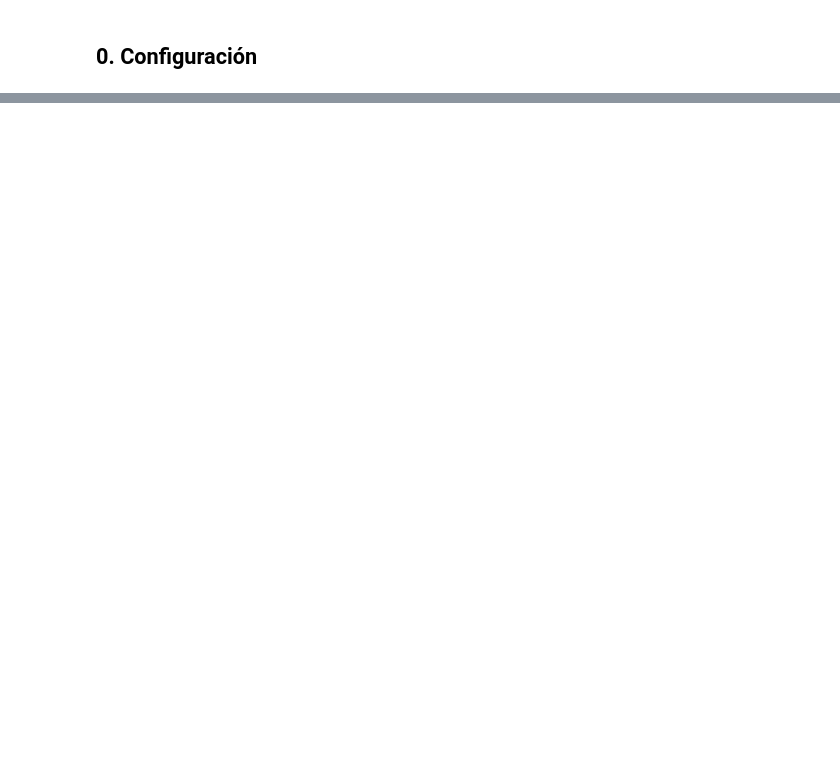
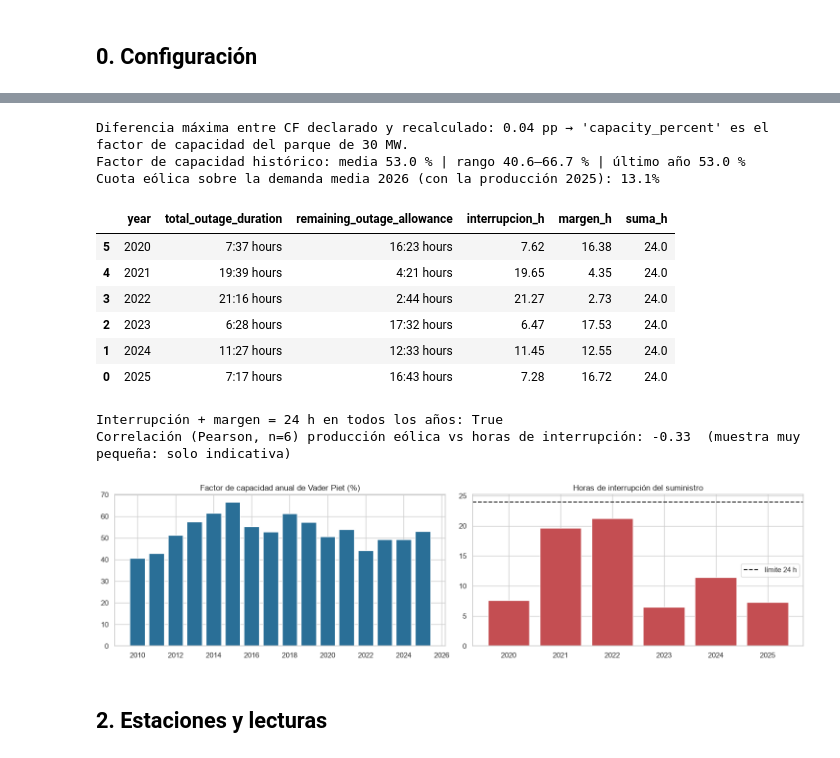
Before and after one commit to ginolevanoDev/PROYECTO_COMP_I, a Jupyter notebook: notebooks/EDA_Aruba_Energia.ipynb, the cells around one changed output, grey strips where cells are left out. Cells and saved outputs as stored; diff of their text form; code cells hidden in the pictures; blank space fills up the shorter version.

```diff
--- a/notebooks/EDA_Aruba_Energia.ipynb
+++ b/notebooks/EDA_Aruba_Energia.ipynb
@@ -576,0 +56,20 @@ Persistencia t+15 min → RMSE = 286.9 kW | R² = 0.994   (línea base a superar
+# %%
+turb = json.loads(PATH_TURBINA.read_text(encoding="utf-8"))
+equip = json.loads(PATH_EQUIPOS.read_text(encoding="utf-8"))["equipment_installed_capacity"]
+hist = pd.DataFrame(json.loads(PATH_HISTORICO.read_text(encoding="utf-8"))["historic_figures"]).sort_values("year")
+cortes = pd.DataFrame(json.loads(PATH_CORTES.read_text(encoding="utf-8"))["outage_performance"]).sort_values("year")
+
+num = lambda s: float(str(s).split()[0].replace(",", ""))
+ficha = turb["hoja_de_datos"]
+P_NOMINAL_KW = num(ficha["De energía"]["Potencia nominal"])
+V_ARRANQUE   = num(ficha["De energía"]["Velocidad del viento"])
+V_NOMINAL    = num(ficha["De energía"]["Velocidad nominal del viento"])
+V_CORTE      = num(ficha["De energía"]["Velocidad del viento de corte"])
+D_ROTOR      = num(ficha["Hélice"]["diámetro"])
+alturas_buje = [float(x) for x in ficha["Torre"]["Altura del buje"].split()[0].split("/")]
+ALTURA_BUJE_M = alturas_buje[0]     # SUPUESTO: 80 m (la ficha da 80/105 m)
+
+CAP_EOLICA_MW = equip["renewables"]["wind_turbines_wp_vaderpiet"]["capacity_mw"]
+N_TURBINAS = round(CAP_EOLICA_MW * 1000 / P_NOMINAL_KW)
+print(f"Turbina {turb['nombre']}: {P_NOMINAL_KW:.0f} kW | arranque {V_ARRANQUE} m/s | nominal {V_NOMINAL} m/s | corte {V_CORTE} m/s | rotor {D_ROTOR} m | buje {alturas_buje} m")
+print(f"Parque: {CAP_EOLICA_MW} MW / {P_NOMINAL_KW/1000:.0f} MW = {N_TURBINAS} turbinas")
@@ -576,0 +109,31 @@ Persistencia t+15 min → RMSE = 286.9 kW | R² = 0.994   (línea base a superar
+# %%
+# Históricos de producción: ¿el % de capacidad declarado es coherente con 30 MW?
+hist["cf_recalculado_%"] = hist.production_mwh / (CAP_EOLICA_MW * 8760) * 100
+hist["dif_pp"] = (hist["cf_recalculado_%"] - hist.capacity_percent).round(2)
+hist["potencia_media_mw"] = hist.production_mwh / 8760
+display(hist.round(2))
+print(f"Diferencia máxima entre CF declarado y recalculado: {hist.dif_pp.abs().max():.2f} pp "
+      "→ 'capacity_percent' es el factor de capacidad del parque de 30 MW.")
+print(f"Factor de capacidad histórico: media {hist.capacity_percent.mean():.1f} % | "
+      f"rango {hist.capacity_percent.min():.1f}–{hist.capacity_percent.max():.1f} % | último año {hist.capacity_percent.iloc[-1]:.1f} %")
+print(f"Cuota eólica sobre la demanda media 2026 (con la producción 2025): "
+      f"{hist.production_mwh.iloc[-1] / (dem['average_mw']*8760):.1%}")
+
+def a_horas(s):
+    h, m = str(s).split()[0].split(":"); return int(h) + int(m) / 60
+cortes["interrupcion_h"] = cortes.total_outage_duration.map(a_horas)
+cortes["margen_h"] = cortes.remaining_outage_allowance.map(a_horas)
+cortes["suma_h"] = cortes.interrupcion_h + cortes.margen_h
+display(cortes.round(2))
+print("Interrupción + margen = 24 h en todos los años:", bool(np.allclose(cortes.suma_h, 24)))
+
+h2 = hist.merge(cortes[["year", "interrupcion_h"]], on="year")
+print(f"Correlación (Pearson, n={len(h2)}) producción eólica vs horas de interrupción: "
+      f"{h2.production_mwh.corr(h2.interrupcion_h):.2f}  (muestra muy pequeña: solo indicativa)")
+
+fig, ax = plt.subplots(1, 2, figsize=(15, 4))
+ax[0].bar(hist.year, hist.capacity_percent, color="#2a6f97"); ax[0].set_title("Factor de capacidad anual de Vader Piet (%)")
+ax[1].bar(cortes.year, cortes.interrupcion_h, color="#c44e52"); ax[1].axhline(24, ls="--", c="k", label="límite 24 h")
+ax[1].set_title("Horas de interrupción del suministro"); ax[1].legend()
+plt.tight_layout(); plt.show()
+# %% [output]
@@ -576,0 +157,15 @@ Persistencia t+15 min → RMSE = 286.9 kW | R² = 0.994   (línea base a superar
+Diferencia máxima entre CF declarado y recalculado: 0.04 pp → 'capacity_percent' es el factor de capacidad del parque de 30 MW.
+Factor de capacidad histórico: media 53.0 % | rango 40.6–66.7 % | último año 53.0 %
+Cuota eólica sobre la demanda media 2026 (con la producción 2025): 13.1%
+|  | year | total_outage_duration | remaining_outage_allowance | interrupcion_h | margen_h | suma_h |
+| 5 | 2020 | 7:37 hours | 16:23 hours | 7.62 | 16.38 | 24.0 |
+| 4 | 2021 | 19:39 hours | 4:21 hours | 19.65 | 4.35 | 24.0 |
+| 3 | 2022 | 21:16 hours | 2:44 hours | 21.27 | 2.73 | 24.0 |
+| 2 | 2023 | 6:28 hours | 17:32 hours | 6.47 | 17.53 | 24.0 |
+| 1 | 2024 | 11:27 hours | 12:33 hours | 11.45 | 12.55 | 24.0 |
+| 0 | 2025 | 7:17 hours | 16:43 hours | 7.28 | 16.72 | 24.0 |
+Interrupción + margen = 24 h en todos los años: True
+Correlación (Pearson, n=6) producción eólica vs horas de interrupción: -0.33  (muestra muy pequeña: solo indicativa)
+[figure, added]
+# %% [markdown]
+## 2. Estaciones y lecturas
```
Also changed, not shown: parts of 74 cells of this notebook, 12 other files.
